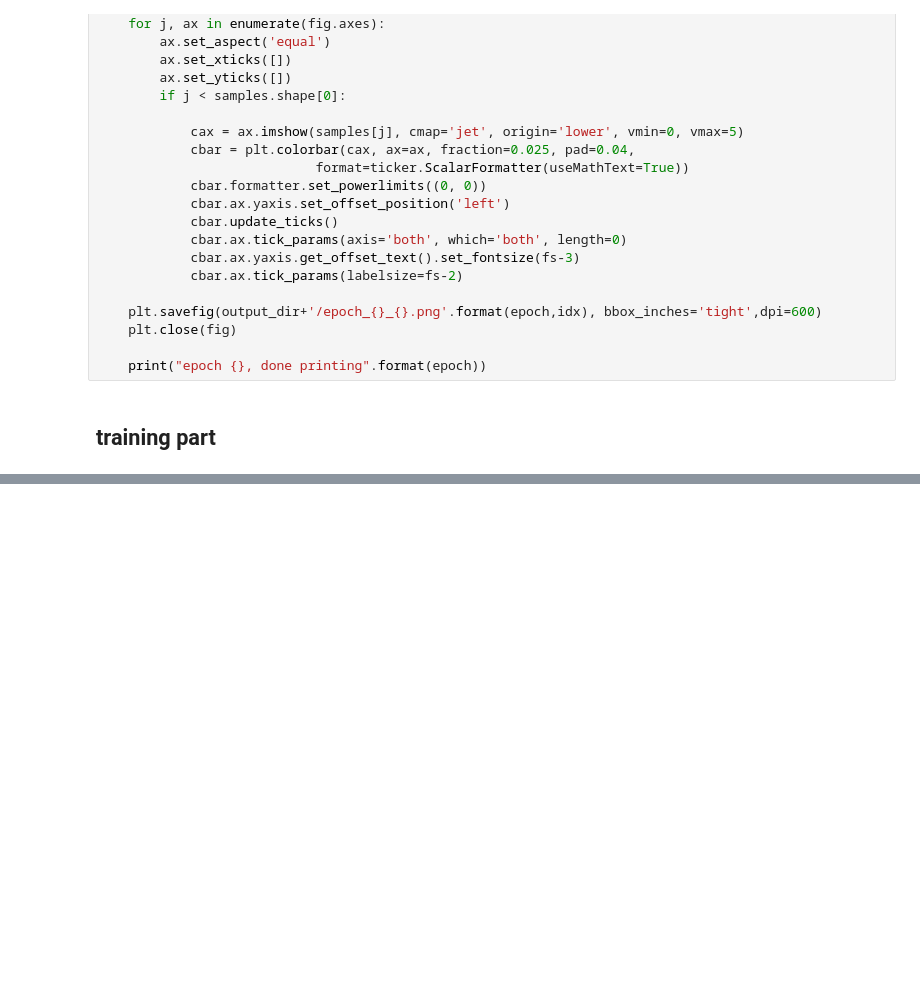
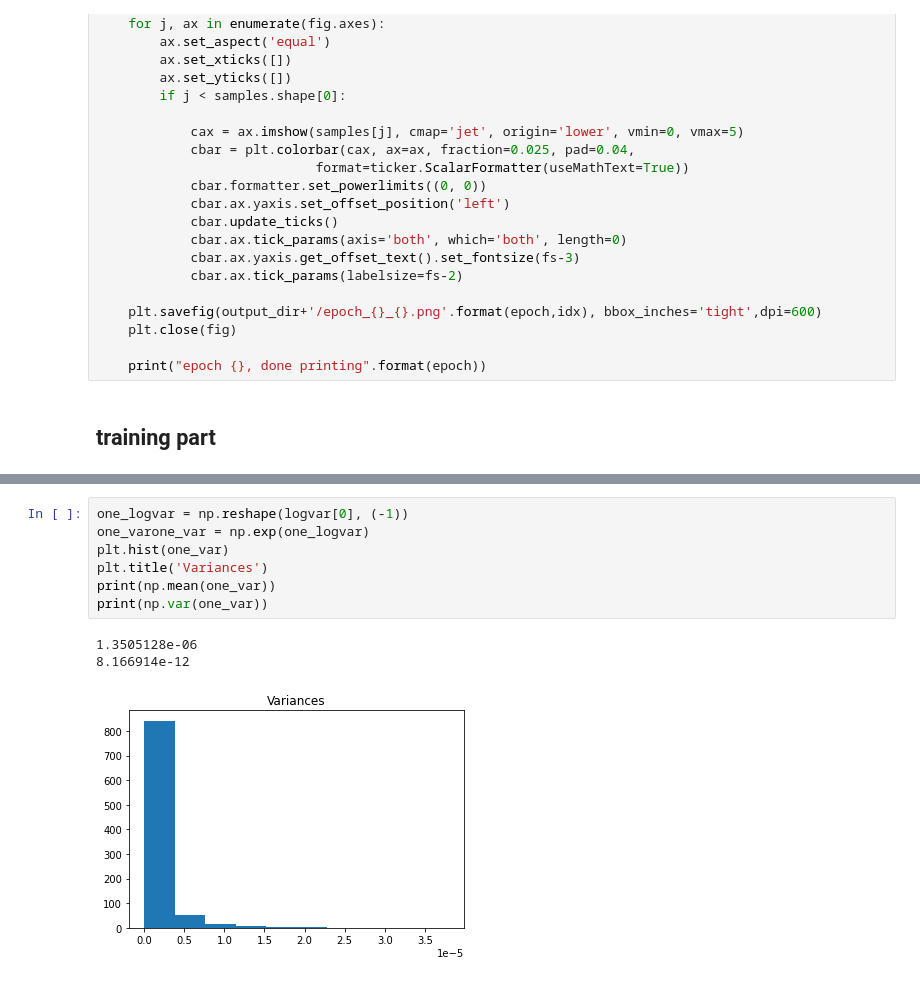
Before and after one commit to ZitongZhou/react_inverse, a Jupyter notebook: CAAE.ipynb, the cells around one changed output, grey strips where cells are left out. Drawn from its saved outputs; the diff is of its cells as text; blank space fills up the shorter version.

```diff
--- a/CAAE.ipynb
+++ b/CAAE.ipynb
@@ -446,0 +564,11 @@ time for training: 18678.232300281525
+# %%
+one_logvar = np.reshape(logvar[0], (-1))
+one_varone_var = np.exp(one_logvar)
+plt.hist(one_var)
+plt.title('Variances')
+print(np.mean(one_var))
+print(np.var(one_var))
+# %% [output]
+1.3505128e-06
+8.166914e-12
+[figure, added]
```
Also changed, not shown: parts of 4 cells of this notebook.
